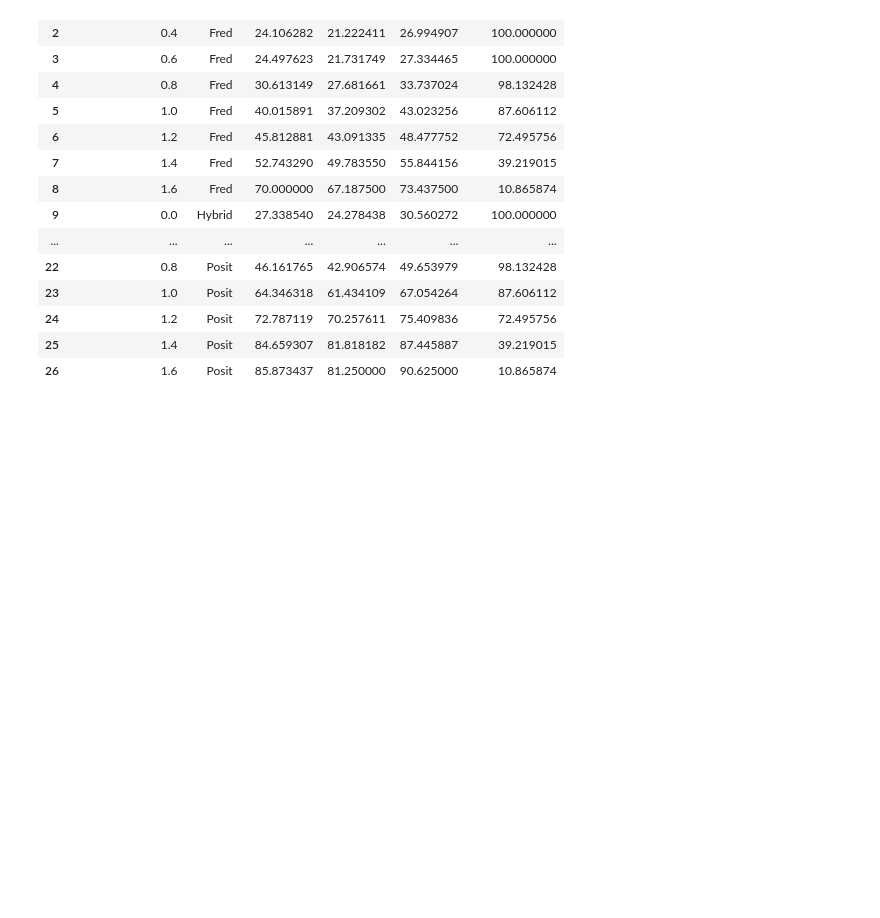
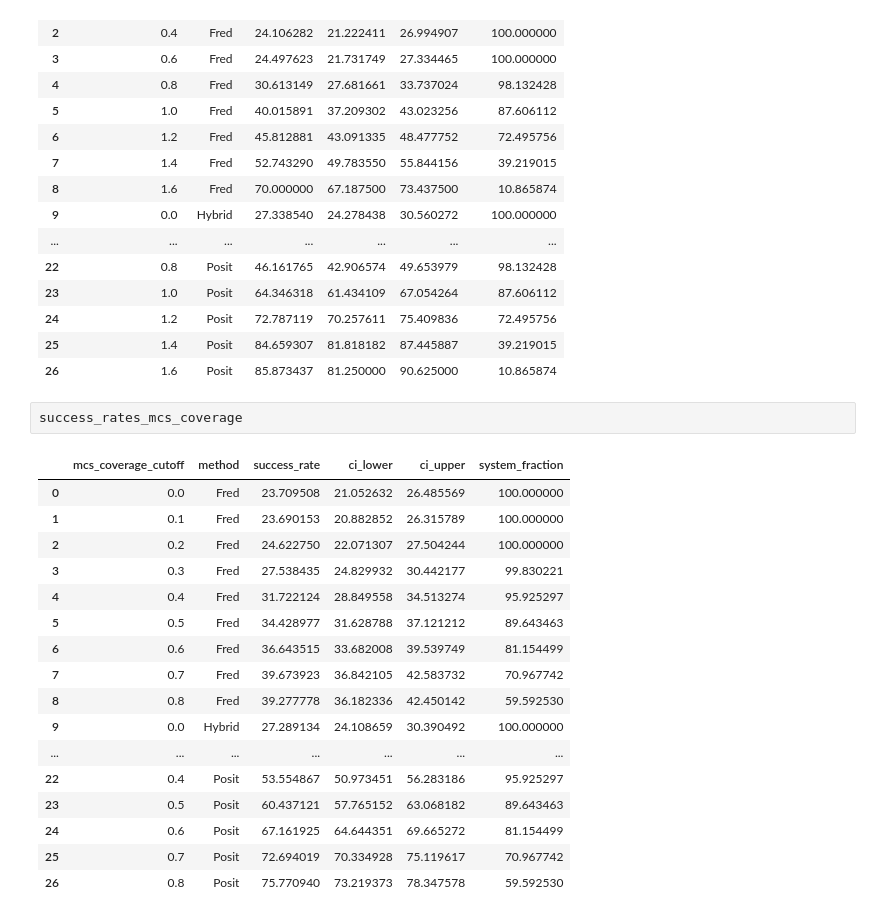
Before and after one commit to openkinome/kinase-docking-benchmark, a Jupyter notebook: notebooks/05_ligand_similarity_cutoffs.ipynb, the cells around one changed output. Saved outputs shown, nothing was run; the diff lists cells and outputs as text; blank space fills up the shorter version.

```diff
--- a/notebooks/05_ligand_similarity_cutoffs.ipynb
+++ b/notebooks/05_ligand_similarity_cutoffs.ipynb
@@ -220,3 +295,23 @@ success_rates_3d_similarity
 | 24 | 1.2 | Posit | 72.787119 | 70.257611 | 75.409836 | 72.495756 |
 | 25 | 1.4 | Posit | 84.659307 | 81.818182 | 87.445887 | 39.219015 |
 | 26 | 1.6 | Posit | 85.873437 | 81.250000 | 90.625000 | 10.865874 |
+# %%
+success_rates_mcs_coverage
+# %% [output]
+|  | mcs_coverage_cutoff | method | success_rate | ci_lower | ci_upper | system_fraction |
+| 0 | 0.0 | Fred | 23.709508 | 21.052632 | 26.485569 | 100.000000 |
+| 1 | 0.1 | Fred | 23.690153 | 20.882852 | 26.315789 | 100.000000 |
+| 2 | 0.2 | Fred | 24.622750 | 22.071307 | 27.504244 | 100.000000 |
+| 3 | 0.3 | Fred | 27.538435 | 24.829932 | 30.442177 | 99.830221 |
+| 4 | 0.4 | Fred | 31.722124 | 28.849558 | 34.513274 | 95.925297 |
+| 5 | 0.5 | Fred | 34.428977 | 31.628788 | 37.121212 | 89.643463 |
+| 6 | 0.6 | Fred | 36.643515 | 33.682008 | 39.539749 | 81.154499 |
+| 7 | 0.7 | Fred | 39.673923 | 36.842105 | 42.583732 | 70.967742 |
+| 8 | 0.8 | Fred | 39.277778 | 36.182336 | 42.450142 | 59.592530 |
+| 9 | 0.0 | Hybrid | 27.289134 | 24.108659 | 30.390492 | 100.000000 |
+| ... | ... | ... | ... | ... | ... | ... |
+| 22 | 0.4 | Posit | 53.554867 | 50.973451 | 56.283186 | 95.925297 |
+| 23 | 0.5 | Posit | 60.437121 | 57.765152 | 63.068182 | 89.643463 |
+| 24 | 0.6 | Posit | 67.161925 | 64.644351 | 69.665272 | 81.154499 |
+| 25 | 0.7 | Posit | 72.694019 | 70.334928 | 75.119617 | 70.967742 |
+| 26 | 0.8 | Posit | 75.770940 | 73.219373 | 78.347578 | 59.592530 |
```
Also changed, not shown: parts of 1 cell of this notebook, 1 other file.
